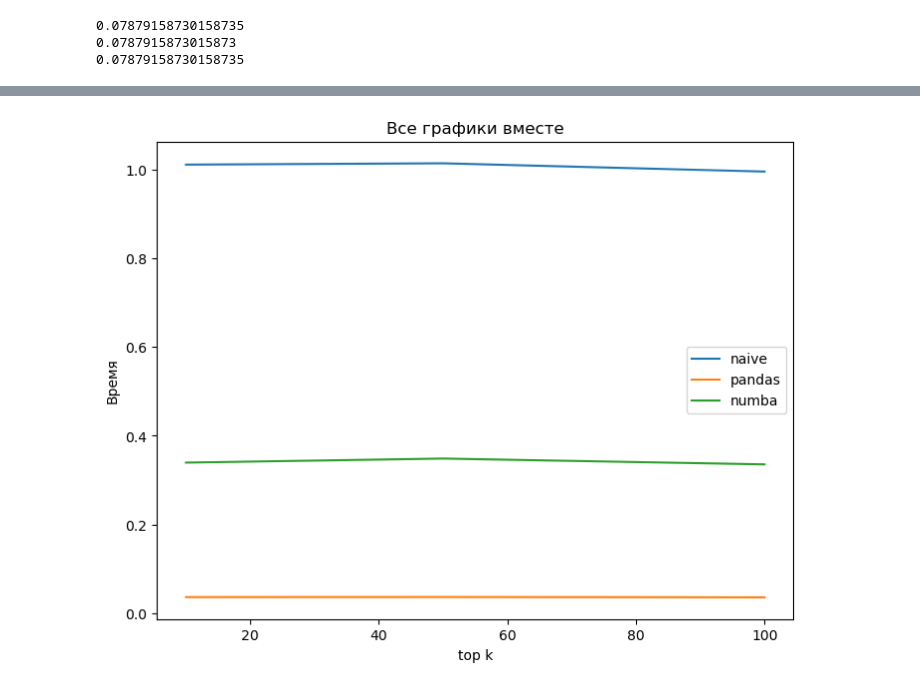
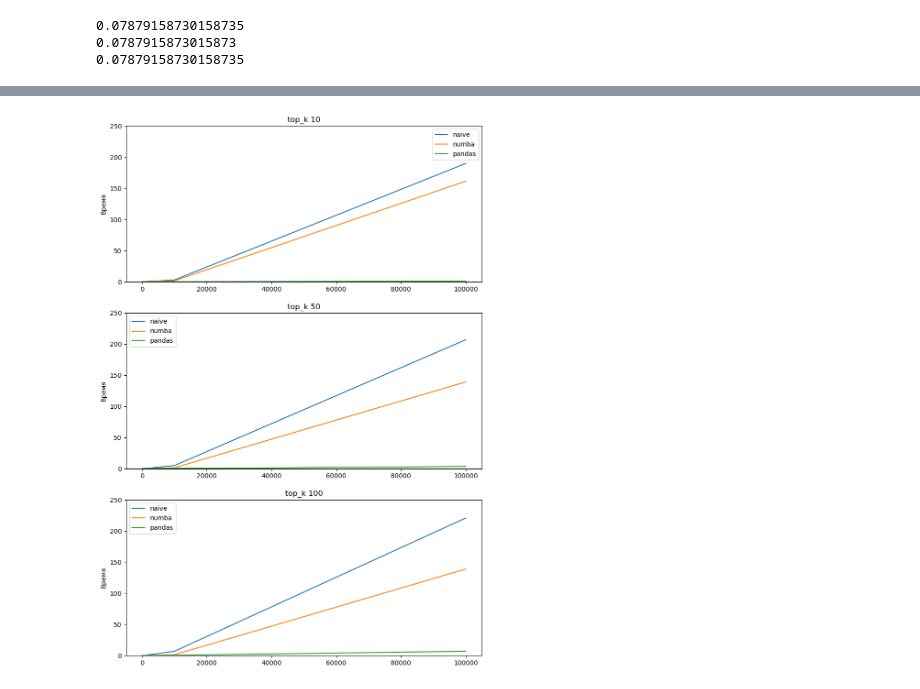
Before and after one commit to feldlime/RecoServiceTemplate, a Jupyter notebook: homework2/Homework_2_part_3.ipynb, the cells around one changed output, grey strips where cells are left out. Saved outputs shown, nothing was run; the diff lists cells and outputs as text; code cells hidden in the pictures.

Commit message:
hw2: fix visualize

```diff
--- a/homework2/Homework_2_part_3.ipynb
+++ b/homework2/Homework_2_part_3.ipynb
@@ -130,24 +130,28 @@ print(numba_mrr(target, users, recs))
 users_count = [100, 1000, 10000, 100000]
 top_k = [10, 50, 100]
 
-# Функция для сравнения времени
-def time_comparison(users_count, top_k):
+naive_time = []
+numba_time = []
+pandas_time = []
 
+for k in top_k:
     time_k_naive = []
     time_k_pandas = []
     time_k_numba = []
 
     for j in range(len(users_count)):
-        df, users, recs = generate_subsample(users_count[j], top_k)
+        df, users, recs = generate_subsample(users_count[j], k)
         target = df.values
         time = timeit.timeit('naive_mrr(target, users, recs)', "from __main__ import naive_mrr, target, users, recs", number = 1)
         time_k_naive.append(time)
-        print("Время выполнения метода naive  ", time, " Количество пользователей ", users_count[j], " Топ к равно ", top_k)
+        print("Время выполнения метода naive  ", time, " Количество пользователей ", users_count[j], " Топ к равно ", k)
         time = timeit.timeit('pandas_mrr(df, users, recs)', "from __main__ import pandas_mrr, df, users, recs", number = 1)
         time_k_pandas.append(time)
-        print("Время выполнения метода pandas  ", time, " Количество пользователей ", users_count[j], " Топ к равно ", top_k)
+        print("Время выполнения метода pandas  ", time, " Количество пользователей ", users_count[j], " Топ к равно ", k)
         time = timeit.timeit('numba_mrr(target, users, recs)', "from __main__ import numba_mrr, target, users, recs", number = 1)
         time_k_numba.append(time)
-        print("Время выполнения метода numba  ", time, " Количество пользователей ", users_count[j], " Топ к равно ", top_k)
+        print("Время выполнения метода numba  ", time, " Количество пользователей ", users_count[j], " Топ к равно ", k)
 
-    return time_k_naive, time_k_pandas, time_k_numba
+    naive_time.append(time_k_naive)
+    numba_time.append(time_k_numba)
+    pandas_time.append(time_k_pandas)
@@ -293,15 +175,0 @@ time_naive, time_pandas, time_numba = time_comparison_k(n_users, top_k)
-# %%
-# Выведем общий график для трех функций при фиксированном количестве пользователей 30 000 и разном top k = [10, 50, 100].
-
-fig = plt.figure()
-ax = fig.add_axes([0,0,1,1])
-ax.set_title("Все графики вместе")
-ax.plot(top_k, time_naive, label="naive")
-ax.plot(top_k, time_pandas, label="pandas")
-ax.plot(top_k, time_numba, label="numba")
-ax.set_xlabel('top k')
-ax.set_ylabel('Время')
-ax.legend()
-plt.show()
-# %% [output]
-[figure, removed]
@@ -309,0 +176,15 @@ plt.show()
+# %%
+# Построим графики зависимости времени от количества пользователей при разных top k.
+
+fx, ax = plt.subplots(3, figsize=(10, 15))
+for i in range(3):
+    ax[i].plot(users_count, naive_time[i], label='naive')
+    ax[i].plot(users_count, numba_time[i], label='numba')
+    ax[i].plot(users_count, pandas_time[i], label='pandas')
+    ax[i].set_title(f'top_k {top_k[i]}')
+    ax[i].set_ylabel('Время')
+    ax[i].set_ylim(0, 250)
+    ax[i].legend()
+plt.show()
+# %% [output]
+[figure, added]
```
Also changed, not shown: parts of 15 cells of this notebook.
